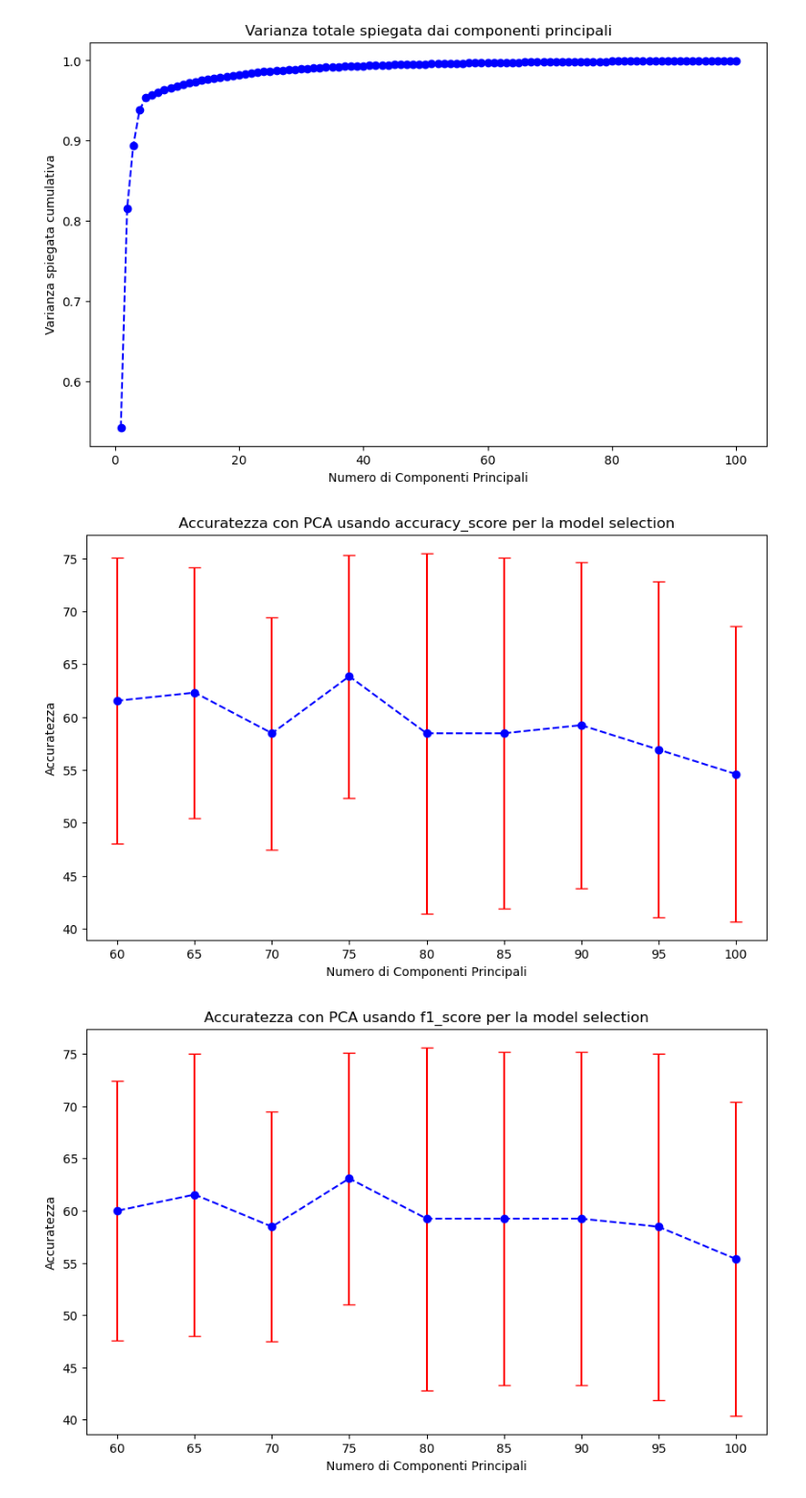
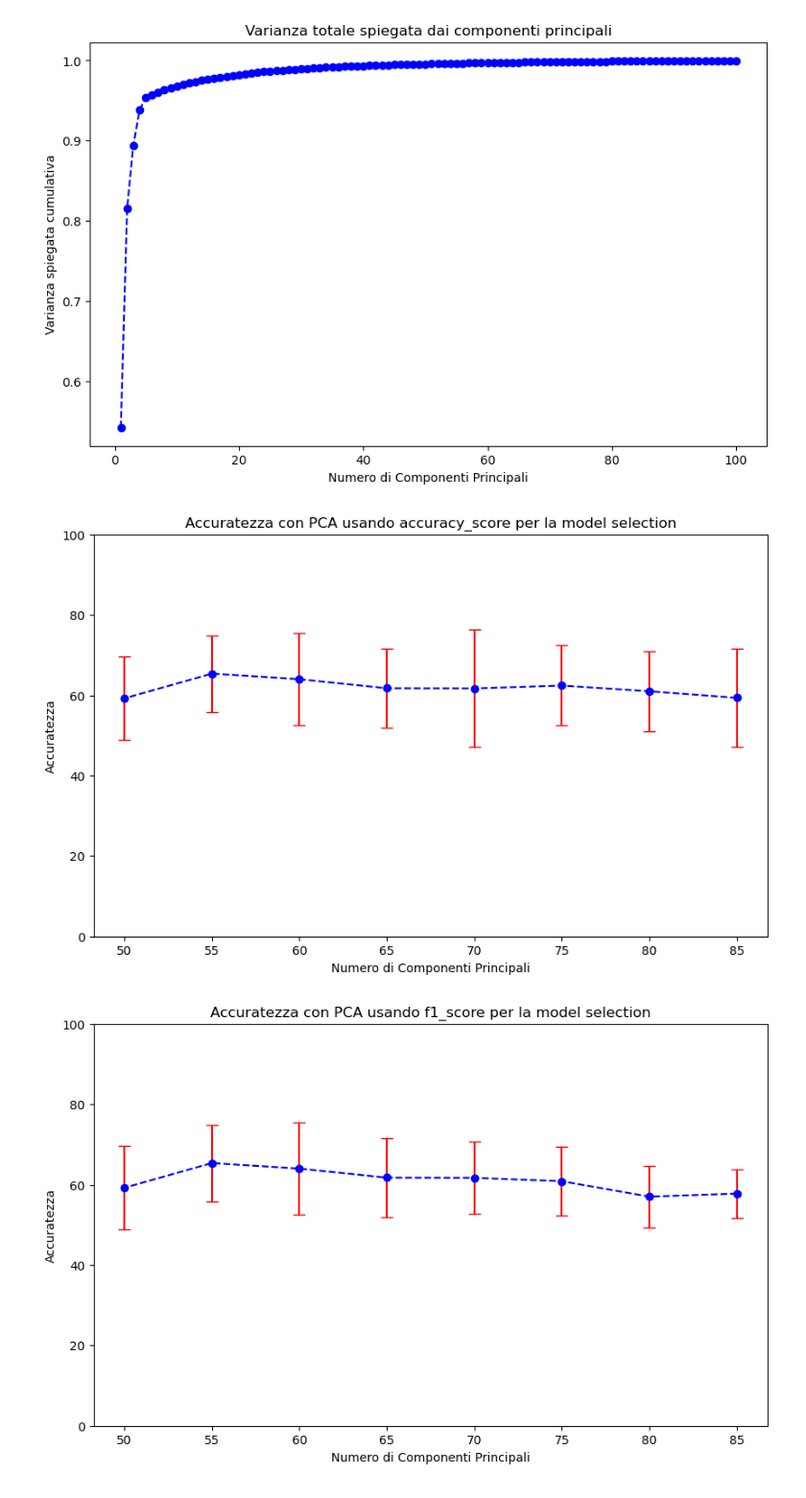
Before and after one commit to chrfum/one-class_classifier, a Jupyter notebook: run-over_classifier/classifiers/svm.ipynb, the cells around one changed output. Shown at 96% size. Saved outputs shown, nothing was run; the diff lists cells and outputs as text; code cells hidden in the pictures.

```diff
--- a/run-over_classifier/classifiers/svm.ipynb
+++ b/run-over_classifier/classifiers/svm.ipynb
@@ -299,3 +299,8 @@ logger = logging.getLogger()
 
 logger.handlers = []
 logger.addHandler(file_handler)
+# %%
+for pca_comps in np.arange(85, 49, -5):
+    scores_df = add_record(scores_df, nested_cv(X, random_seed, decomposition=FastICA, n_components=pca_comps, mod_selection_score=accuracy_score, positive_class=0))
+
+scores_df
@@ -301,0 +325,5 @@ logger.addHandler(file_handler)
+# %%
+for pca_comps in np.arange(85, 49, -5):
+    scores_df = add_record(scores_df, nested_cv(X, random_seed, decomposition=FastICA, n_components=pca_comps, mod_selection_score=f1_score, positive_class=0))
+
+scores_df
@@ -339,14 +385,14 @@ def plot_error_bar(df, n_init, n_end, decomposition, score):
     plt.title('Accuratezza con ' + decomposition + ' usando ' + score + " per la model selection")
     plt.xlabel('Numero di Componenti Principali')
     plt.ylabel('Accuratezza')
-    plt.ylim(100)
+    plt.ylim(0,100)
     plt.show()
 # %%
-plot_error_bar(scores_df, 0, 8, 'PCA', 'accuracy_score')
+plot_error_bar(scores_df, 0, 7, 'PCA', 'accuracy_score')
 # %% [output]
-[figure, old version]
+[figure, new version]
 # %%
-plot_error_bar(scores_df, 9, 17, 'PCA', 'f1_score')
+plot_error_bar(scores_df, 8, 15, 'PCA', 'f1_score')
 # %% [output]
-[figure, old version]
+[figure, new version]
 # %%
```
Also changed, not shown: parts of 8 cells of this notebook, 1 other file.
